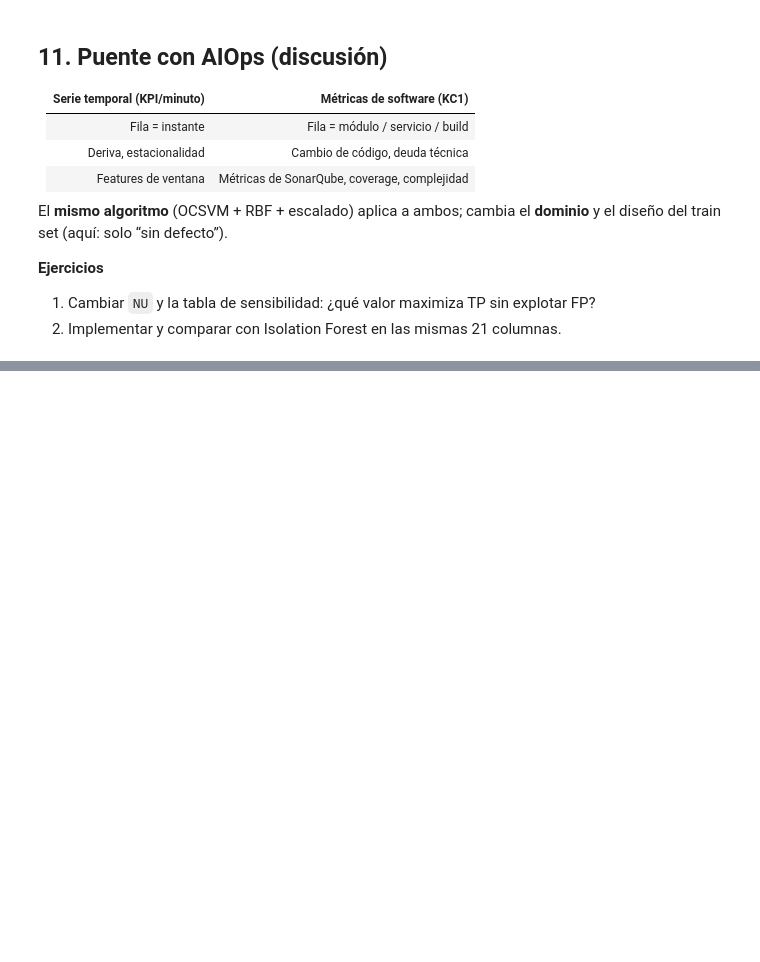
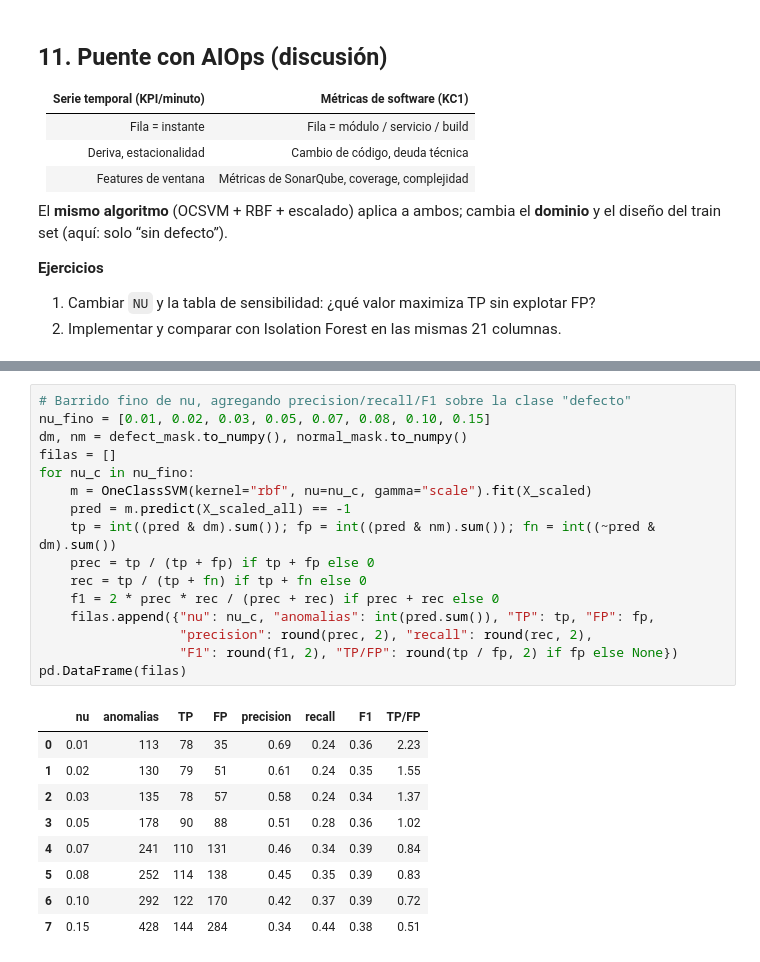
Before and after one commit to lautaro93/Obl-AIOps, a Jupyter notebook: Implementacion K8S/Codigo/k8s/oneclass_svm_rbf_software_metrics.ipynb, the cells around one changed output, grey strips where cells are left out. Drawn from its saved outputs; the diff is of its cells as text; blank space fills up the shorter version.

```diff
--- a/Implementacion K8S/Codigo/k8s/oneclass_svm_rbf_software_metrics.ipynb
+++ b/Implementacion K8S/Codigo/k8s/oneclass_svm_rbf_software_metrics.ipynb
@@ -257,0 +331,26 @@ El **mismo algoritmo** (OCSVM + RBF + escalado) aplica a ambos; cambia el **domi
+# %%
+# Barrido fino de nu, agregando precision/recall/F1 sobre la clase "defecto"
+nu_fino = [0.01, 0.02, 0.03, 0.05, 0.07, 0.08, 0.10, 0.15]
+dm, nm = defect_mask.to_numpy(), normal_mask.to_numpy()
+filas = []
+for nu_c in nu_fino:
+    m = OneClassSVM(kernel="rbf", nu=nu_c, gamma="scale").fit(X_scaled)
+    pred = m.predict(X_scaled_all) == -1
+    tp = int((pred & dm).sum()); fp = int((pred & nm).sum()); fn = int((~pred & dm).sum())
+    prec = tp / (tp + fp) if tp + fp else 0
+    rec = tp / (tp + fn) if tp + fn else 0
+    f1 = 2 * prec * rec / (prec + rec) if prec + rec else 0
+    filas.append({"nu": nu_c, "anomalias": int(pred.sum()), "TP": tp, "FP": fp,
+                  "precision": round(prec, 2), "recall": round(rec, 2),
+                  "F1": round(f1, 2), "TP/FP": round(tp / fp, 2) if fp else None})
+pd.DataFrame(filas)
+# %% [output]
+|  | nu | anomalias | TP | FP | precision | recall | F1 | TP/FP |
+| 0 | 0.01 | 113 | 78 | 35 | 0.69 | 0.24 | 0.36 | 2.23 |
+| 1 | 0.02 | 130 | 79 | 51 | 0.61 | 0.24 | 0.35 | 1.55 |
+| 2 | 0.03 | 135 | 78 | 57 | 0.58 | 0.24 | 0.34 | 1.37 |
+| 3 | 0.05 | 178 | 90 | 88 | 0.51 | 0.28 | 0.36 | 1.02 |
+| 4 | 0.07 | 241 | 110 | 131 | 0.46 | 0.34 | 0.39 | 0.84 |
+| 5 | 0.08 | 252 | 114 | 138 | 0.45 | 0.35 | 0.39 | 0.83 |
+| 6 | 0.10 | 292 | 122 | 170 | 0.42 | 0.37 | 0.39 | 0.72 |
+| 7 | 0.15 | 428 | 144 | 284 | 0.34 | 0.44 | 0.38 | 0.51 |
```
Also changed, not shown: parts of 13 cells of this notebook.
